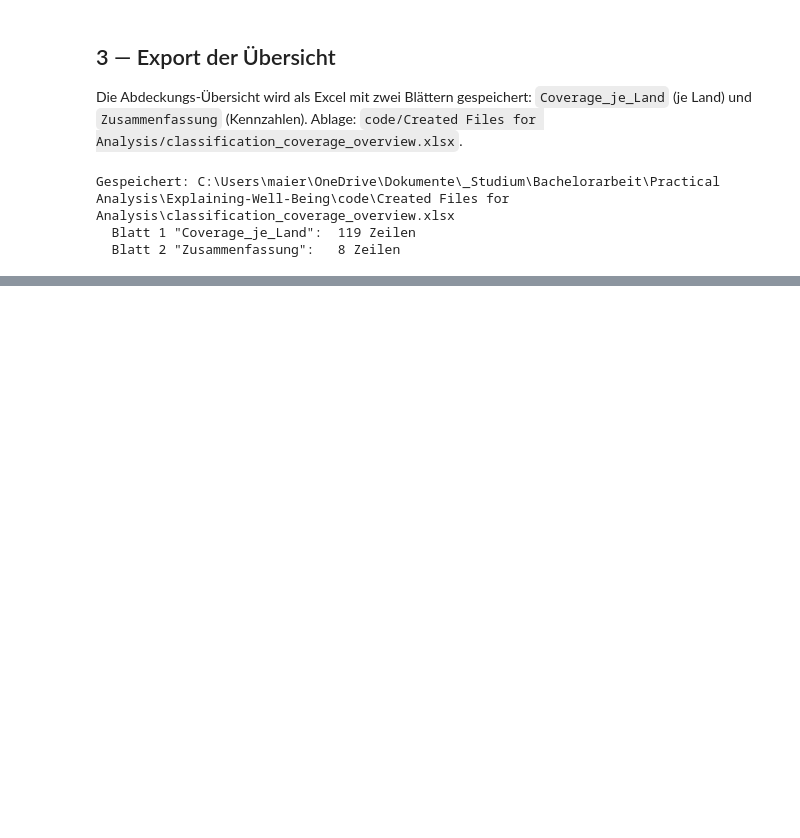
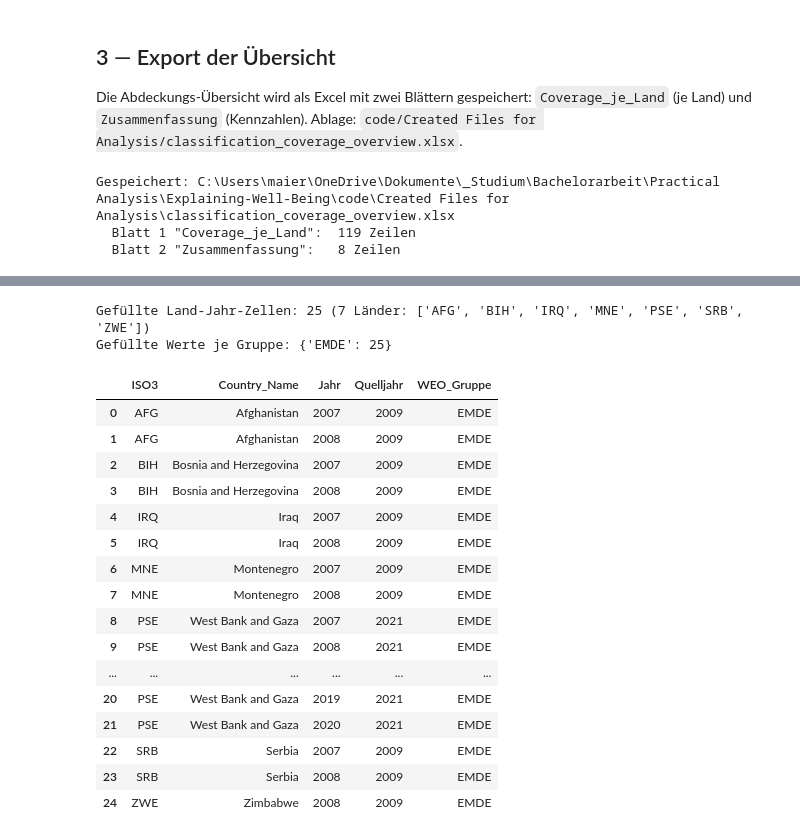
Before and after one commit to MaierMax/Explaining-Well-Being, a Jupyter notebook: code/05_country_classification.ipynb, the cells around one changed output, grey strips where cells are left out. Drawn from its saved outputs; the diff is of its cells as text; code cells hidden in the pictures; blank space fills up the shorter version.

```diff
--- a/code/05_country_classification.ipynb
+++ b/code/05_country_classification.ipynb
@@ -350,0 +326,56 @@ innerhalb der IMF-Gruppe je Jahr — sowie deren Anfügen als Metadaten-Spalten
+# %%
+# ── Vollständiges Land×Jahr-Gitter mit WEO-Gruppe ──────────────────────
+grid = (pd.MultiIndex
+        .from_product([INCLUDED_COUNTRIES, range(YEAR_START, YEAR_END + 1)],
+                      names=['ISO3', 'Year'])
+        .to_frame(index=False))
+
+weo_full = (grid.merge(weo_long[['ISO3', 'Year', 'WEO_Gruppe']],
+                       on=['ISO3', 'Year'], how='left')
+            .sort_values(['ISO3', 'Year']).reset_index(drop=True))
+weo_full['war_luecke'] = weo_full['WEO_Gruppe'].isna()
+
+# Füllregel: bfill = nächstes folgendes Jahr; ffill = Fallback (letztes vorhandenes Jahr)
+weo_full['WEO_Gruppe'] = (weo_full.groupby('ISO3')['WEO_Gruppe']
+                          .transform(lambda s: s.bfill().ffill()))
+
+# Protokoll der gefüllten Zellen inkl. Quelljahr
+jahre_vorhanden = weo_long.groupby('ISO3')['Year'].apply(sorted).to_dict()
+protokoll = []
+for r in weo_full[weo_full['war_luecke']].itertuples():
+    vorhanden  = jahre_vorhanden[r.ISO3]
+    nachfolger = [j for j in vorhanden if j > r.Year]
+    quelljahr  = min(nachfolger) if nachfolger else max(j for j in vorhanden if j < r.Year)
+    protokoll.append({'ISO3': r.ISO3, 'Country_Name': ISO3_TO_NAME[r.ISO3],
+                      'Jahr': r.Year, 'Quelljahr': quelljahr, 'WEO_Gruppe': r.WEO_Gruppe})
+protokoll = pd.DataFrame(protokoll)
+
+# Validierung
+assert len(weo_full) == N_COUNTRIES * N_YEARS == 1904
+assert weo_full['WEO_Gruppe'].notna().all(), 'WEO-Gruppe unvollständig!'
+assert set(weo_full['WEO_Gruppe']) <= {'Advanced', 'EMDE'}, 'Unerwartete Gruppenwerte!'
+
+print(f'Gefüllte Land-Jahr-Zellen: {len(protokoll)} '
+      f'({protokoll["ISO3"].nunique()} Länder: {sorted(protokoll["ISO3"].unique())})')
+print('Gefüllte Werte je Gruppe:', protokoll['WEO_Gruppe'].value_counts().to_dict())
+protokoll
+# %% [output]
+Gefüllte Land-Jahr-Zellen: 25 (7 Länder: ['AFG', 'BIH', 'IRQ', 'MNE', 'PSE', 'SRB', 'ZWE'])
+Gefüllte Werte je Gruppe: {'EMDE': 25}
+|  | ISO3 | Country_Name | Jahr | Quelljahr | WEO_Gruppe |
+| 0 | AFG | Afghanistan | 2007 | 2009 | EMDE |
+| 1 | AFG | Afghanistan | 2008 | 2009 | EMDE |
+| 2 | BIH | Bosnia and Herzegovina | 2007 | 2009 | EMDE |
+| 3 | BIH | Bosnia and Herzegovina | 2008 | 2009 | EMDE |
+| 4 | IRQ | Iraq | 2007 | 2009 | EMDE |
+| 5 | IRQ | Iraq | 2008 | 2009 | EMDE |
+| 6 | MNE | Montenegro | 2007 | 2009 | EMDE |
+| 7 | MNE | Montenegro | 2008 | 2009 | EMDE |
+| 8 | PSE | West Bank and Gaza | 2007 | 2021 | EMDE |
+| 9 | PSE | West Bank and Gaza | 2008 | 2021 | EMDE |
+| ... | ... | ... | ... | ... | ... |
+| 20 | PSE | West Bank and Gaza | 2019 | 2021 | EMDE |
+| 21 | PSE | West Bank and Gaza | 2020 | 2021 | EMDE |
+| 22 | SRB | Serbia | 2007 | 2009 | EMDE |
+| 23 | SRB | Serbia | 2008 | 2009 | EMDE |
+| 24 | ZWE | Zimbabwe | 2008 | 2009 | EMDE |
```
Also changed, not shown: parts of 15 cells of this notebook, 4 other files.
